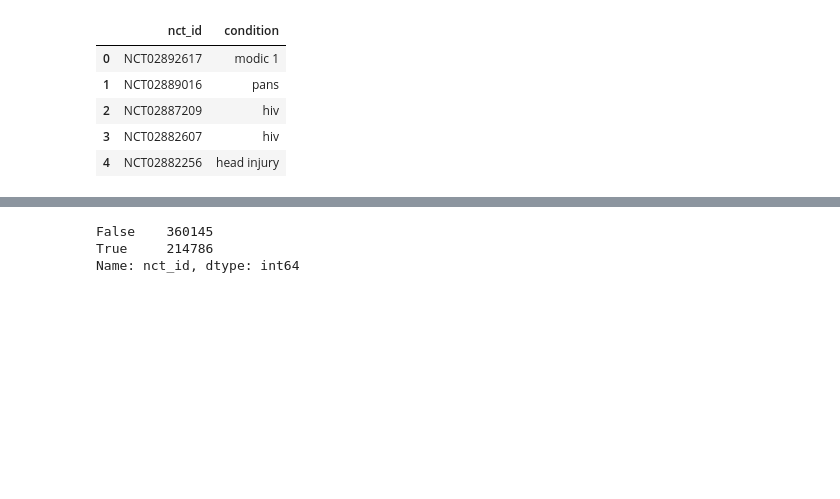
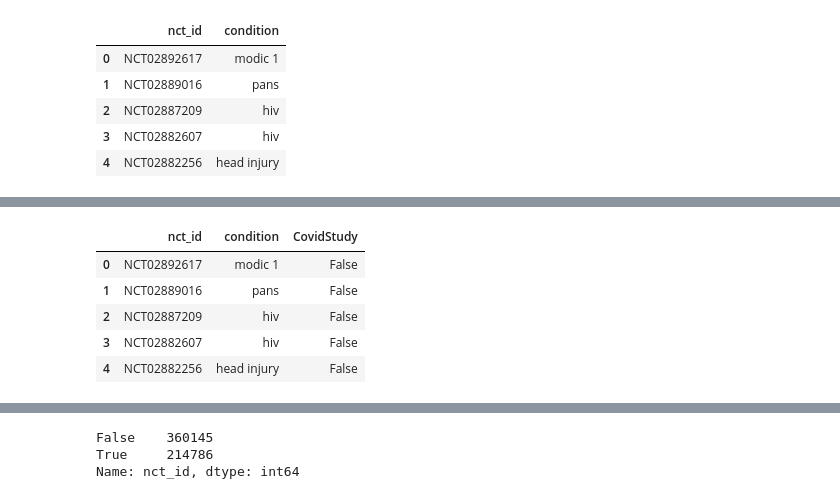
Before and after one commit to katiek74/capstone, a Jupyter notebook: notebooks/CTgov_data_download_and_transformation.ipynb, the cells around one changed output, grey strips where cells are left out. Saved outputs shown, nothing was run; the diff lists cells and outputs as text; code cells hidden in the pictures; blank space fills up the shorter version.

```diff
--- a/notebooks/CTgov_data_download_and_transformation.ipynb
+++ b/notebooks/CTgov_data_download_and_transformation.ipynb
@@ -203,6 +286,7 @@ cduplicates = conditions.nct_id.duplicated()
 print(cduplicates.value_counts())
 conditions = conditions[['nct_id','downcase_name']]
 conditions = conditions.rename(columns = {'downcase_name': 'condition'})
+conditions.condition = conditions.condition.str.replace(r"[\"\',.]", '')
 conditions.head()
 # %% [output]
 False    359277
@@ -216,0 +310,34 @@ Name: nct_id, dtype: int64
+# %%
+#revising some of the names so they aggregate properly:
+
+conditions.condition = conditions.condition.str.replace('healthy volunteers', 'healthy')
+conditions.condition = conditions.condition.str.replace('healthy subjects', 'healthy')
+conditions.condition = conditions.condition.str.replace('healthy volunteer', 'healthy')
+conditions.condition = conditions.condition.str.replace('hiv infections', 'hiv')
+conditions.condition = conditions.condition.str.replace('hiv infection', 'hiv')
+conditions.condition = conditions.condition.str.replace('diabetes mellitus type 2', 'type 2 diabetes')
+conditions.condition = conditions.condition.str.replace('diabetes mellitus', 'diabetes')
+conditions.condition = conditions.condition.str.replace('type 2 diabetes mellitus', 'type 2 diabetes')
+conditions.condition = conditions.condition.str.replace('type 1 diabetes mellitus', 'type 1 diabetes')
+conditions.condition = conditions.condition.str.replace('diabetes mellitus type 1', 'type 1 diabetes')
+conditions.condition = conditions.condition.str.replace('major depressive disorder', 'depression')
+conditions.condition = conditions.condition.str.replace('parkinson disease', 'parkinsons disease')
+conditions.condition = conditions.condition.str.replace('heart diseases', 'coronary disease')
+conditions.condition = conditions.condition.str.replace('cardiovascular diseases', 'cardiovascular disease')
+conditions.condition = conditions.condition.str.replace('copd', 'chronic obstructive pulmonary disease')
+conditions.condition = conditions.condition.str.replace('pulmonary disease, chronic obstructive', 'chronic obstructive pulmonary disease')
+conditions.condition = conditions.condition.str.replace('alzheimer disease', 'alzheimers disease')
+conditions.condition = conditions.condition.str.replace('covid', 'covid-19')
+conditions.condition = conditions.condition.str.replace('covid19', 'covid-19')
+conditions.condition = conditions.condition.str.replace('covid19 infection', 'covid-19')
+conditions.condition = conditions.condition.str.replace('covid19 pneumonia', 'covid-19')
+conditions.condition = conditions.condition.str.replace('covid 19', 'covid-19')
+conditions.condition = conditions.condition.str.replace('pain, postoperative', 'postoperative pain')
+conditions.condition = conditions.condition.str.replace('acute myeloid leukemia(aml)', 'acute myeloid leukemia')
+conditions.condition = conditions.condition.str.replace('aml', 'acute myeloid leukemia')
+conditions.condition = conditions.condition.str.replace('anxiety disorders', 'anxiety')
+conditions.condition = conditions.condition.str.replace('carcinoma nonsmallcell lung', 'non-small cell lung cancer')
+conditions.condition = conditions.condition.str.replace('coronary artery disease', 'coronary disease')
+conditions.condition = conditions.condition.str.replace('myleodysplasic syndromes', 'myleodysplasic syndrome')
+conditions.condition = conditions.condition.str.replace('solid tumors', 'solid tumor')
+conditions.condition = conditions.condition.str.replace('unspecified adult solid tumor protocol specific', 'solid tumor')
@@ -216,0 +353,3 @@ Name: nct_id, dtype: int64
+# %%
+#not sure why it is adding an additional '-19' to 'covid-19' so removing it:
+conditions.condition = conditions.condition.str.replace('covid-19-19', 'covid-19')
@@ -216,0 +376,13 @@ Name: nct_id, dtype: int64
+# %%
+#adding a column to distinguish if the study is a covid study in the conditions table:
+
+
+conditions = conditions.assign(CovidStudy=conditions.nct_id.isin(ct_covid['NCT Number']))
+conditions.head()
+# %% [output]
+|  | nct_id | condition | CovidStudy |
+| 0 | NCT02892617 | modic 1 | False |
+| 1 | NCT02889016 | pans | False |
+| 2 | NCT02887209 | hiv | False |
+| 3 | NCT02882607 | hiv | False |
+| 4 | NCT02882256 | head injury | False |
```
Also changed, not shown: parts of 38 cells of this notebook, 7 other files.
